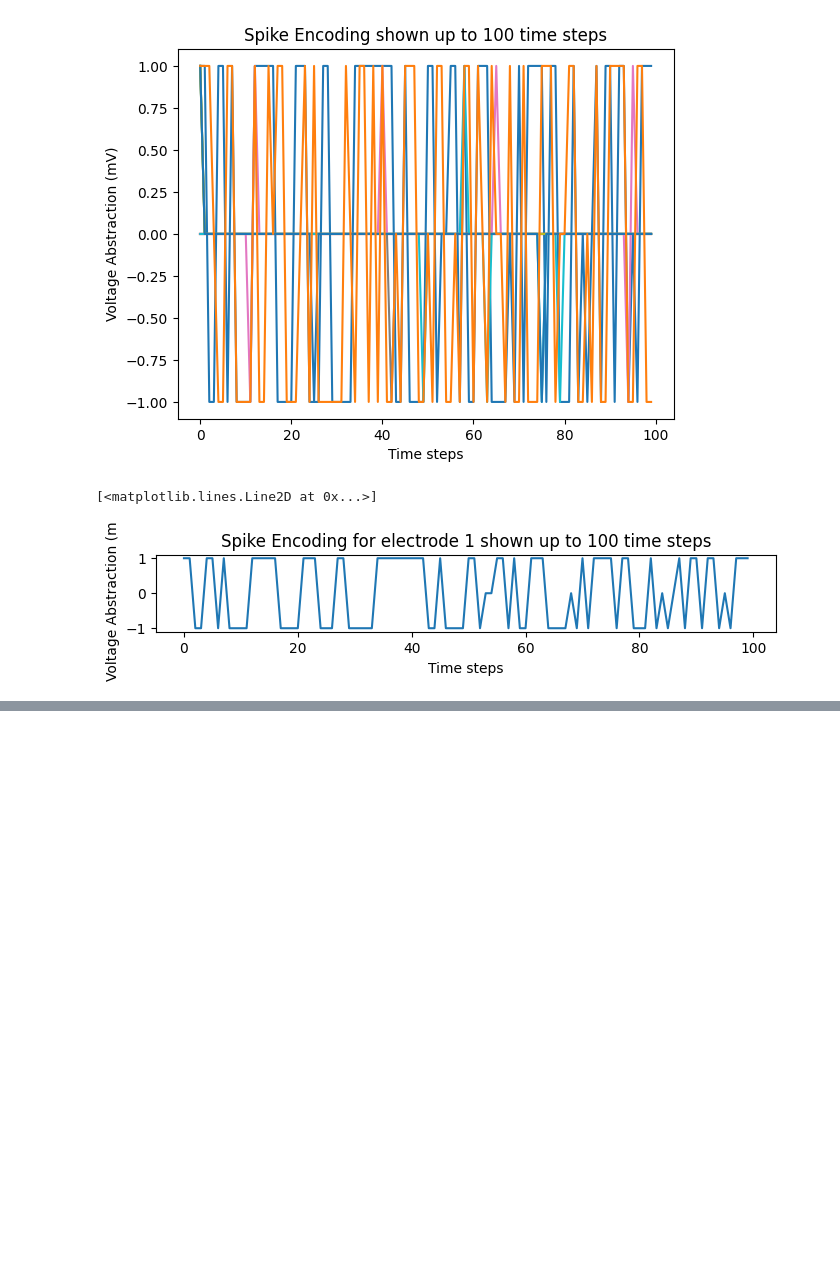
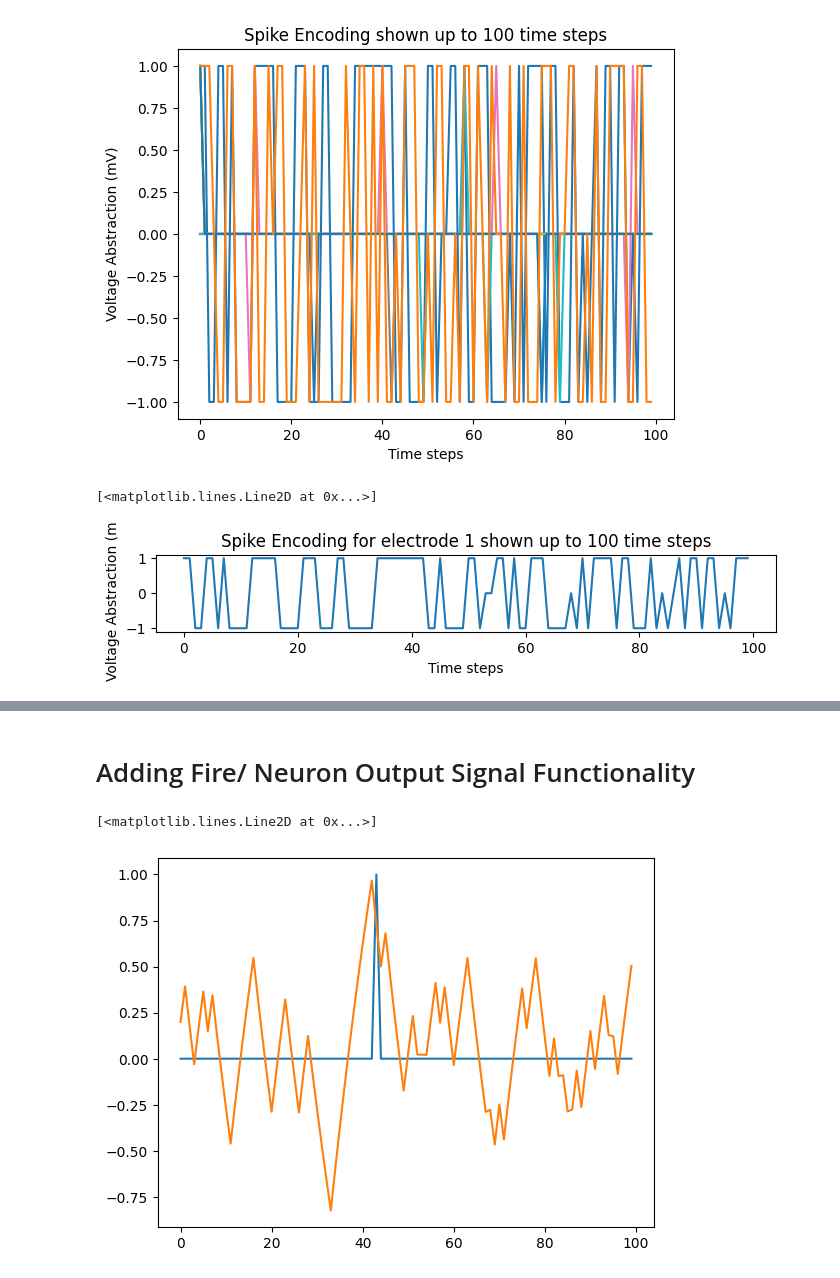
Before and after one commit to sierrajanson/cmpm118, a Jupyter notebook: encode.ipynb, the cells around one changed output, grey strips where cells are left out. Drawn from its saved outputs; the diff is of its cells as text; code cells hidden in the pictures; blank space fills up the shorter version.

```diff
--- a/encode.ipynb
+++ b/encode.ipynb
@@ -219,0 +230,6 @@ for i in arr:
+# %%
+def leaky_integrate_and_fire(mem, cur=0, threshold=1, time_step=1e-3, R=5.1,C=5e-3):
+    tau_mem = R*C
+    spk = (mem > threshold) # if membrane exceeds threshold, spk=1, else, 0
+    mem = mem + (time_step/tau_mem)*(-mem + cur*R)
+    return mem, spk
@@ -219,0 +275,32 @@ for i in arr:
+# %% [markdown]
+# Adding Fire/ Neuron Output Signal Functionality
+# %%
+our_data = all_encoded_series[0]
+cur_in = [] # converting to prior format
+for i in our_data:
+    cur_in.append([i])
+cur_in = torch.from_numpy(np.array(cur_in))
+
+mem = torch.zeros(1)
+
+# keep track
+mem_rec = []
+spk_rec = []
+
+threshold = 0.8
+# LFI
+for step in range(num_steps):
+  mem, spk = leaky_integrate_and_fire(mem, cur_in[step], threshold=threshold)
+  mem_rec.append(mem)
+  spk_rec.append(spk)
+
+# torchify
+mem_rec = torch.stack(mem_rec)
+spk_rec = torch.stack(spk_rec)
+
+ax = fig.add_subplot(graph_num)
+plt.plot(spk_rec)
+plt.plot(mem_rec)
+# %% [output]
+[<matplotlib.lines.Line2D at 0x...>]
+[figure, added]
```
Also changed, not shown: parts of 9 cells of this notebook.
